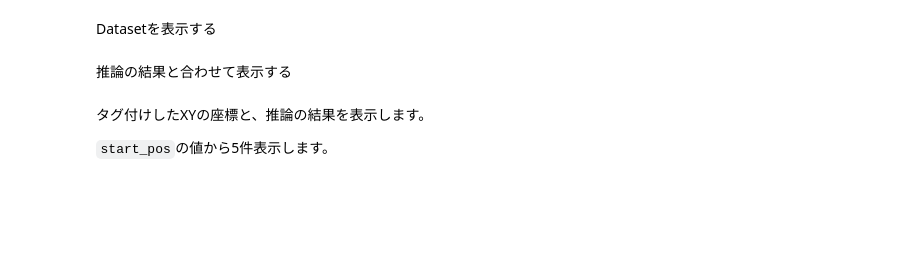
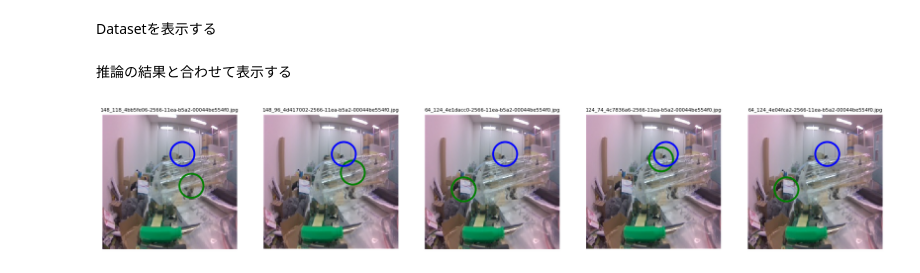
Before and after one commit to naisy/jetracer, a Jupyter notebook: notebooks/dataset.ipynb, the cells around one changed output. Saved outputs shown, nothing was run; the diff lists cells and outputs as text; code cells hidden in the pictures; blank space fills up the shorter version.

```diff
--- a/notebooks/dataset.ipynb
+++ b/notebooks/dataset.ipynb
@@ -16,7 +16,3 @@ model.fc = torch.nn.Linear(512, output_dim)
 
 model = model.to(device)
 model.load_state_dict(torch.load(MODEL))
-# %% [markdown]
-タグ付けしたXYの座標と、推論の結果を表示します。
-
-`start_pos`の値から5件表示します。
@@ -23,56 +41,42 @@ model.load_state_dict(torch.load(MODEL))
 # %%
-import os
-import matplotlib.pyplot as plt
-import matplotlib.image as mpimg
-import matplotlib.patches as patches
-import re
-from utils import preprocess
+plt.figure(figsize=(IMG_WIDTH/10, IMG_HEIGHT/10), dpi=100)
 
-DIR = "/home/jetson/jetracer/notebooks/"
-NAME= "road_following"
-APEX = "apex"
-CATEGORY = "A"
-WIDTH = 1
-HEIGHT = 5
-IMG_WIDTH = 224
-IMG_HEIGHT = 224
-
-# 読み込みを始める最初の数
-start_pos = 0
-
-path = DIR + NAME + "_" + CATEGORY + "/" + APEX
-
-plt.figure(figsize=(IMG_WIDTH/10, IMG_HEIGHT/10), dpi=100)
-filenames = os.listdir(path)
 for i, name in enumerate(filenames):
-    if i >= start_pos and i < WIDTH * HEIGHT + start_pos:
-
+    if i >= start_pos:
+        if i >= WIDTH * HEIGHT + start_pos:
+            break
         pattern = '(\d+)_(\d+).*'
         result = re.match(pattern, name)
+
 
         if result:
             x = result.group(1)
             y = result.group(2)
 
         img = mpimg.imread(path + "/" + name)
+
         preprocessed = preprocess(img)
         output = model(preprocessed).detach().cpu().numpy().flatten()
         result_x = output[0]
         result_y = output[1]
         result_x = int(IMG_WIDTH * (result_x / 2.0 + 0.5))
         result_y = int(IMG_HEIGHT * (result_y / 2.0 + 0.5))
 
-        plt.subplot(WIDTH,HEIGHT,(i-start_pos)+1)
+        plt.subplot(HEIGHT,WIDTH,(i-start_pos)+1)
         plt.tick_params(labelbottom=False,labelleft=False)
         plt.tick_params(bottom=False,left=False,right=False,top=False)
         ax = plt.gca() # get current axis
+
         ax.spines["right"].set_color("none")
         ax.spines["left"].set_color("none")
         ax.spines["top"].set_color("none")
         ax.spines["bottom"].set_color("none")
         c = patches.Circle(xy=(int(x), int(y)), linewidth=3, radius=20, ec='g',fill=False)
         r = patches.Circle(xy=(int(result_x), int(result_y)), linewidth=3, radius=20, ec='b',fill=False)
         ax.add_patch(c)
         ax.add_patch(r)
+
         plt.title(name,fontsize=8)
         plt.imshow(img)
+# %% [output]
+[figure, added]
```
Also changed, not shown: parts of 1 cell of this notebook, 7 other files.
